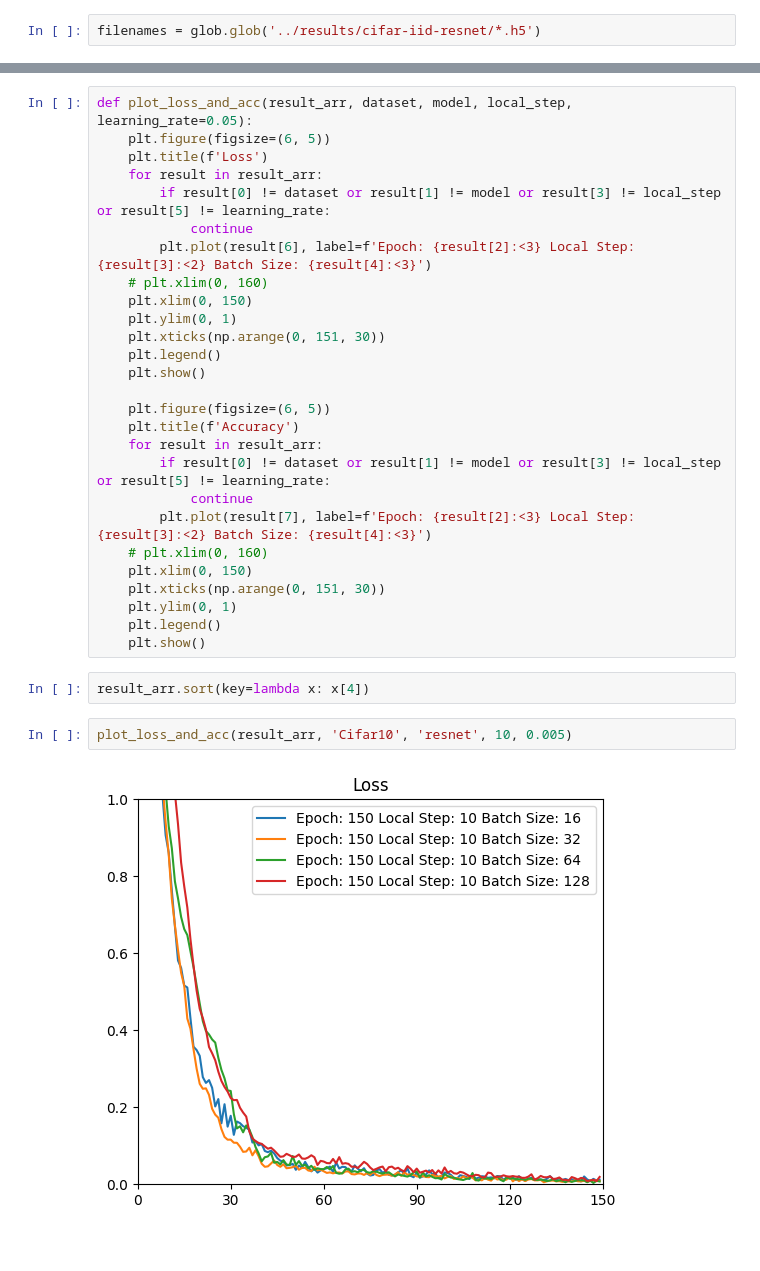
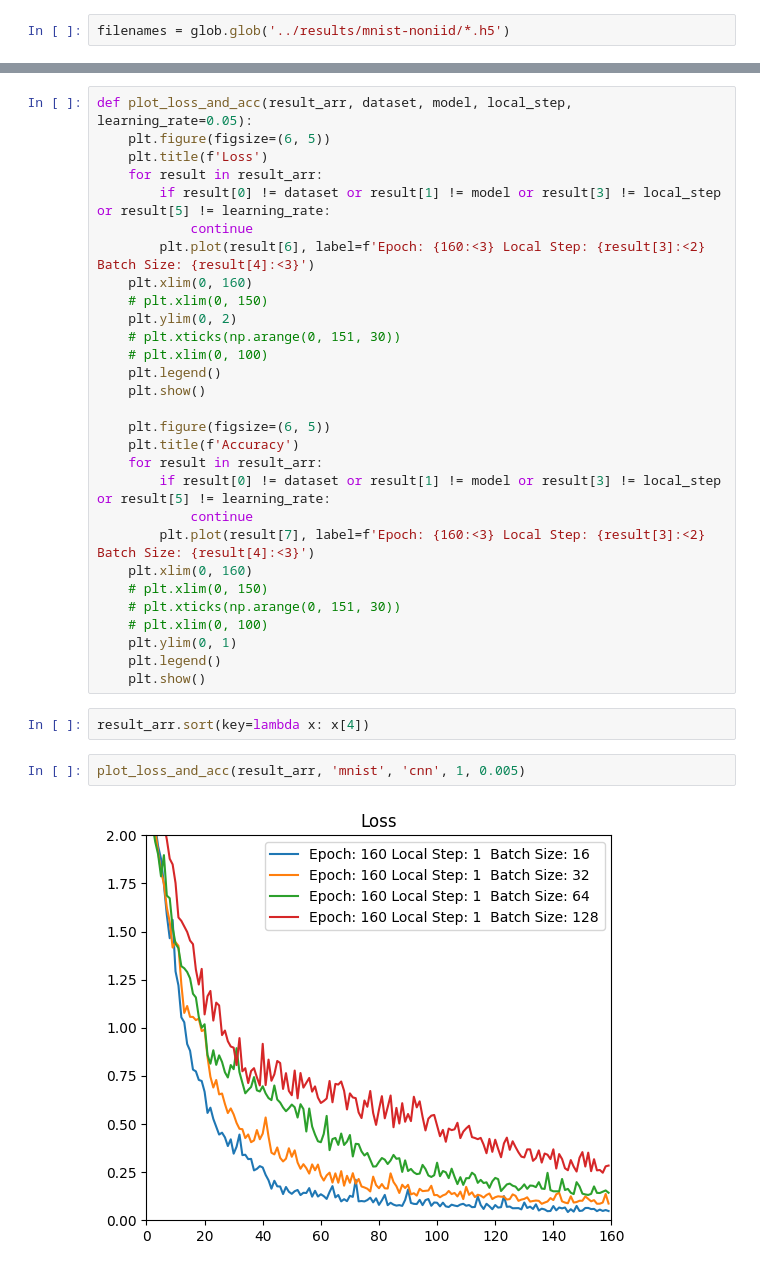
Before and after one commit to ysntrkc/PFL-Non-IID, a Jupyter notebook: utils/generate_graph.ipynb, the cells around one changed output, grey strips where cells are left out. Drawn from its saved outputs; the diff is of its cells as text.

Commit message:
change epoch numbers

```diff
--- a/utils/generate_graph.ipynb
+++ b/utils/generate_graph.ipynb
@@ -4,7 +4,7 @@ import glob
 import numpy as np
 import matplotlib.pyplot as plt
 # %%
-filenames = glob.glob('../results/cifar-iid-resnet/*.h5')
+filenames = glob.glob('../results/mnist-noniid/*.h5')
 # %%
 def parse_filename(filename):
   filename_arr = filename.split('/')[-1][:-3].split('_')
@@ -28,11 +28,12 @@ def plot_loss_and_acc(result_arr, dataset, model, local_step, learning_rate=0.05
 	for result in result_arr:
 		if result[0] != dataset or result[1] != model or result[3] != local_step or result[5] != learning_rate:
 			continue
-		plt.plot(result[6], label=f'Epoch: {result[2]:<3} Local Step: {result[3]:<2} Batch Size: {result[4]:<3}')
-	# plt.xlim(0, 160)
-	plt.xlim(0, 150)
-	plt.ylim(0, 1)
-	plt.xticks(np.arange(0, 151, 30))
+		plt.plot(result[6], label=f'Epoch: {160:<3} Local Step: {result[3]:<2} Batch Size: {result[4]:<3}')
+	plt.xlim(0, 160)
+	# plt.xlim(0, 150)
+	plt.ylim(0, 2)
+	# plt.xticks(np.arange(0, 151, 30))
+	# plt.xlim(0, 100)
 	plt.legend()
 	plt.show()
 
@@ -41,16 +42,17 @@ def plot_loss_and_acc(result_arr, dataset, model, local_step, learning_rate=0.05
 	for result in result_arr:
 		if result[0] != dataset or result[1] != model or result[3] != local_step or result[5] != learning_rate:
 			continue
-		plt.plot(result[7], label=f'Epoch: {result[2]:<3} Local Step: {result[3]:<2} Batch Size: {result[4]:<3}')
-	# plt.xlim(0, 160)
-	plt.xlim(0, 150)
-	plt.xticks(np.arange(0, 151, 30))
+		plt.plot(result[7], label=f'Epoch: {160:<3} Local Step: {result[3]:<2} Batch Size: {result[4]:<3}')
+	plt.xlim(0, 160)
+	# plt.xlim(0, 150)
+	# plt.xticks(np.arange(0, 151, 30))
+	# plt.xlim(0, 100)
 	plt.ylim(0, 1)
 	plt.legend()
 	plt.show()
 # %%
 result_arr.sort(key=lambda x: x[4])
 # %%
-plot_loss_and_acc(result_arr, 'Cifar10', 'resnet', 10, 0.005)
+plot_loss_and_acc(result_arr, 'mnist', 'cnn', 1, 0.005)
 # %% [output]
-[figure, old version]
+[figure, new version]
```
Also changed, not shown: parts of 1 cell of this notebook, 7 other files.
